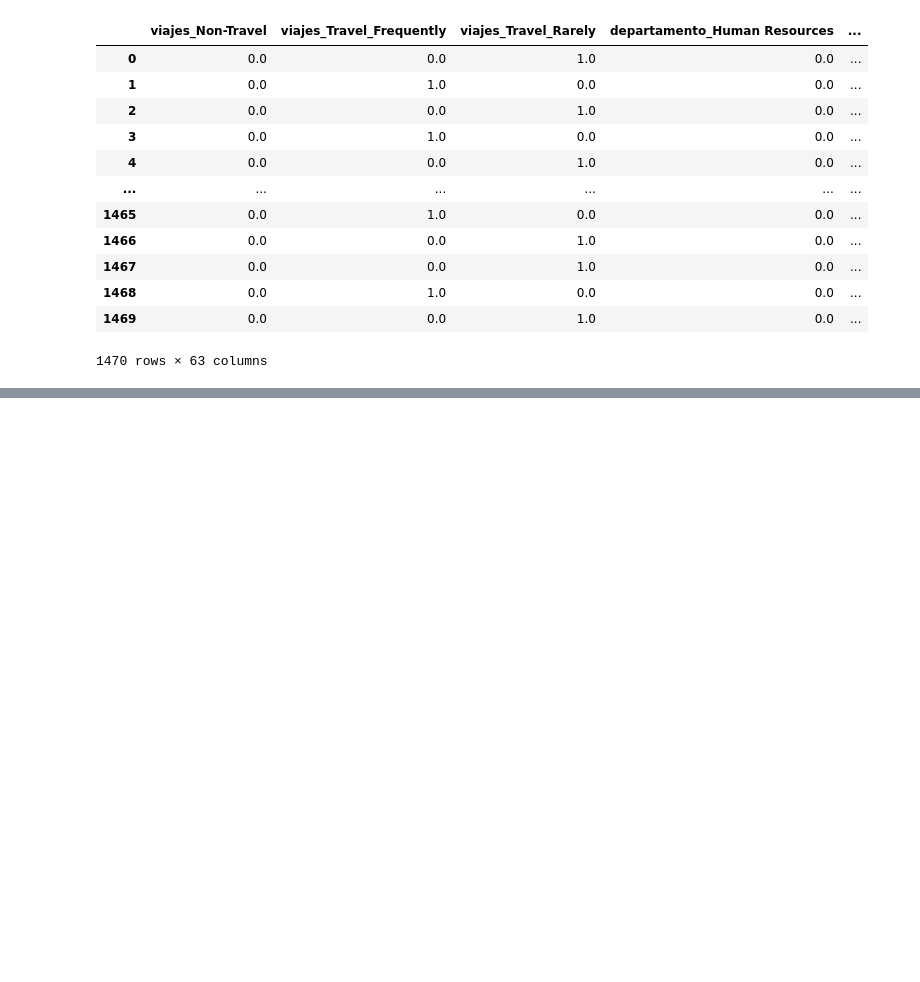
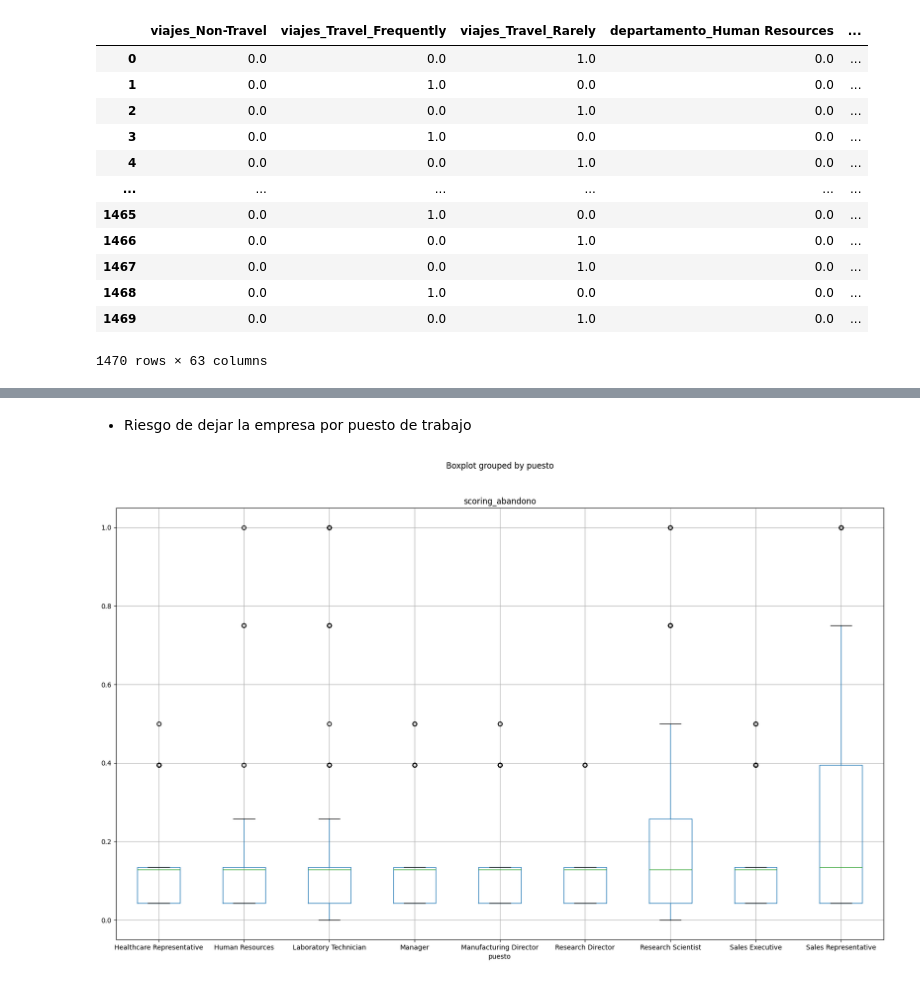
Before and after one commit to JohnFrankIb/DS4B, a Jupyter notebook: main.ipynb, the cells around one changed output, grey strips where cells are left out. Drawn from its saved outputs; the diff is of its cells as text; code cells hidden in the pictures; blank space fills up the shorter version.

```diff
--- a/main.ipynb
+++ b/main.ipynb
@@ -450,0 +520,3 @@ df_ml
+# %%
+df['scoring_abandono'] = ac.predict_proba(df_ml.drop(columns = 'abandono'))[:,1]
+df
@@ -450,0 +556,6 @@ df_ml
+# %% [markdown]
+- Riesgo de dejar la empresa por puesto de trabajo
+# %%
+df.boxplot(column = 'scoring_abandono', by = 'puesto', figsize = (20,12));
+# %% [output]
+[figure, added]
```
Also changed, not shown: parts of 20 cells of this notebook.
